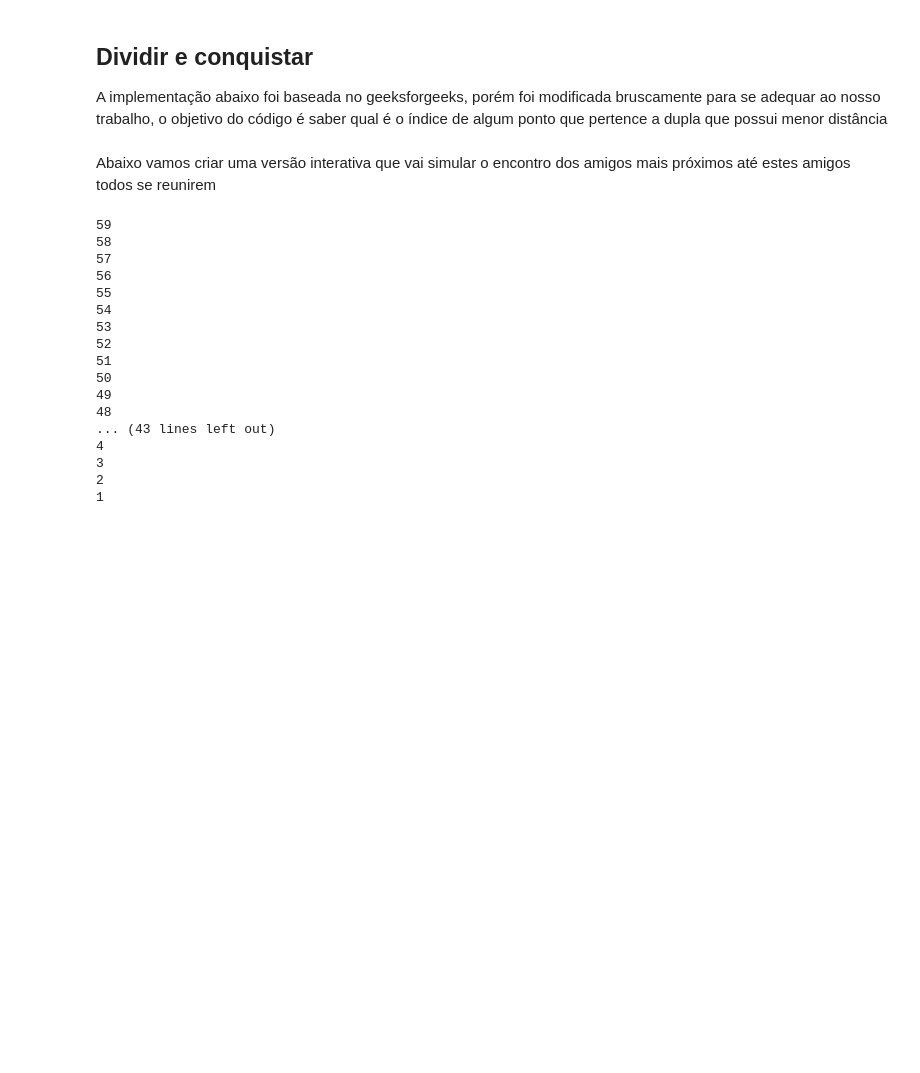
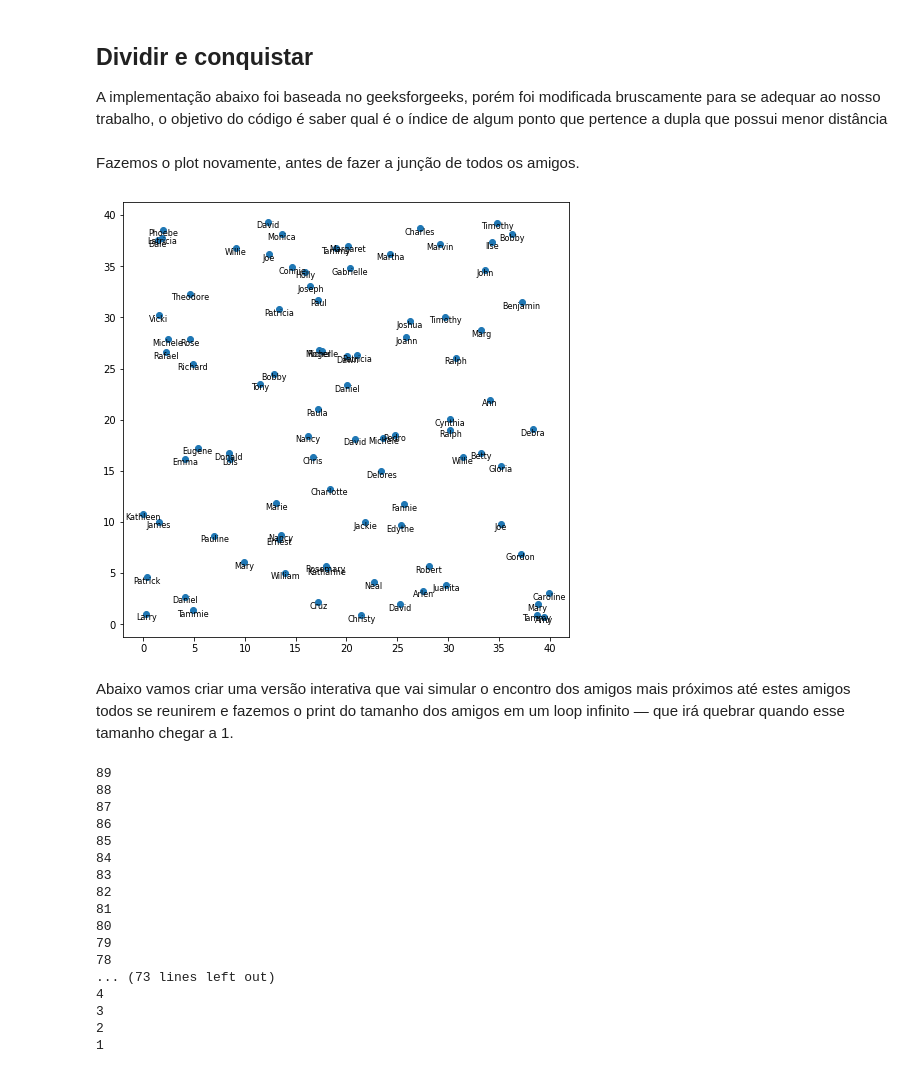
Before and after one commit to projeto-de-algoritmos/D-C_EncontroAmigos, a Jupyter notebook: main.ipynb, the cells around one changed output. Drawn from its saved outputs; the diff is of its cells as text; code cells hidden in the pictures; blank space fills up the shorter version.

Commit message:
Fazendo plots e comentários.

```diff
--- a/main.ipynb
+++ b/main.ipynb
@@ -184,8 +188,25 @@ def closest(P, n):
 
     # Usamos a função recursiva já mencionada pra encontrar a menor distância.
     return closestUtil(P, Q, n)
+# %% [markdown]
+Fazemos o plot novamente, antes de fazer a junção de todos os amigos.
+# %%
+pontos_eixo_x = [amigo.x for amigo in pontos_amigos]
+pontos_eixo_y = [amigo.y for amigo in pontos_amigos]
+nomes_amigos = [amigo.nome for amigo in pontos_amigos]
+
+fig, ax = plt.subplots(figsize=(8,8))
+ax.scatter(pontos_eixo_x,pontos_eixo_y)
+
+for i,name in enumerate(nomes_amigos):
+    ax.annotate(name,(pontos_eixo_x[i],pontos_eixo_y[i]-0.6),fontsize=8,ha='center')
+
+plt.show()
+# %% [output]
+[figure, added]
 # %% [markdown]
-Abaixo vamos criar uma versão interativa que vai simular o encontro dos amigos mais próximos até estes amigos todos se reunirem
+Abaixo vamos criar uma versão interativa que vai simular o encontro dos amigos mais próximos até estes amigos todos se reunirem e fazemos o print do tamanho dos amigos em um loop infinito —
+que irá quebrar quando esse tamanho chegar a 1.
 # %%
 def indice_amigo(pontos_amigos,indice):
     for i,amigo in enumerate(pontos_amigos):
@@ -195,25 +216,25 @@ def indice_amigo(pontos_amigos,indice):
 while True:
     if len(pontos_amigos) == 1:
         break
-    d = closest(pontos_amigos,len(pontos_amigos))
+    d = closest(pontos_amigos, len(pontos_amigos))
     i = indi
     j = indj
     del(pontos_amigos[indice_amigo(pontos_amigos,i)])
     print(len(pontos_amigos))
 # %% [output]
-59
-58
-57
-56
-55
-54
-53
-52
-51
-50
-49
-48
-... (43 lines left out)
+89
+88
+87
+86
+85
+84
+83
+82
+81
+80
+79
+78
+... (73 lines left out)
 4
 3
 2
```
Also changed, not shown: parts of 7 cells of this notebook.
